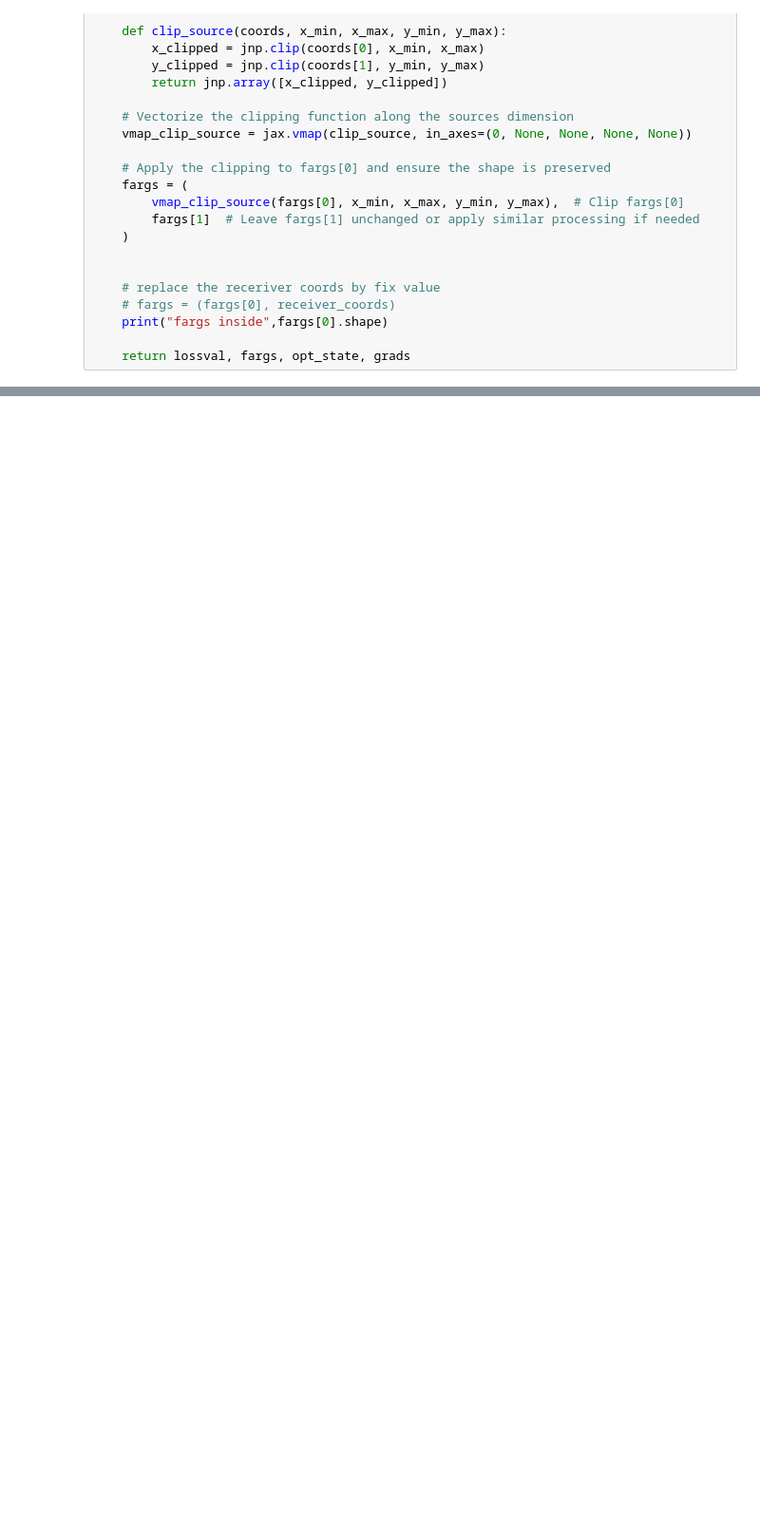
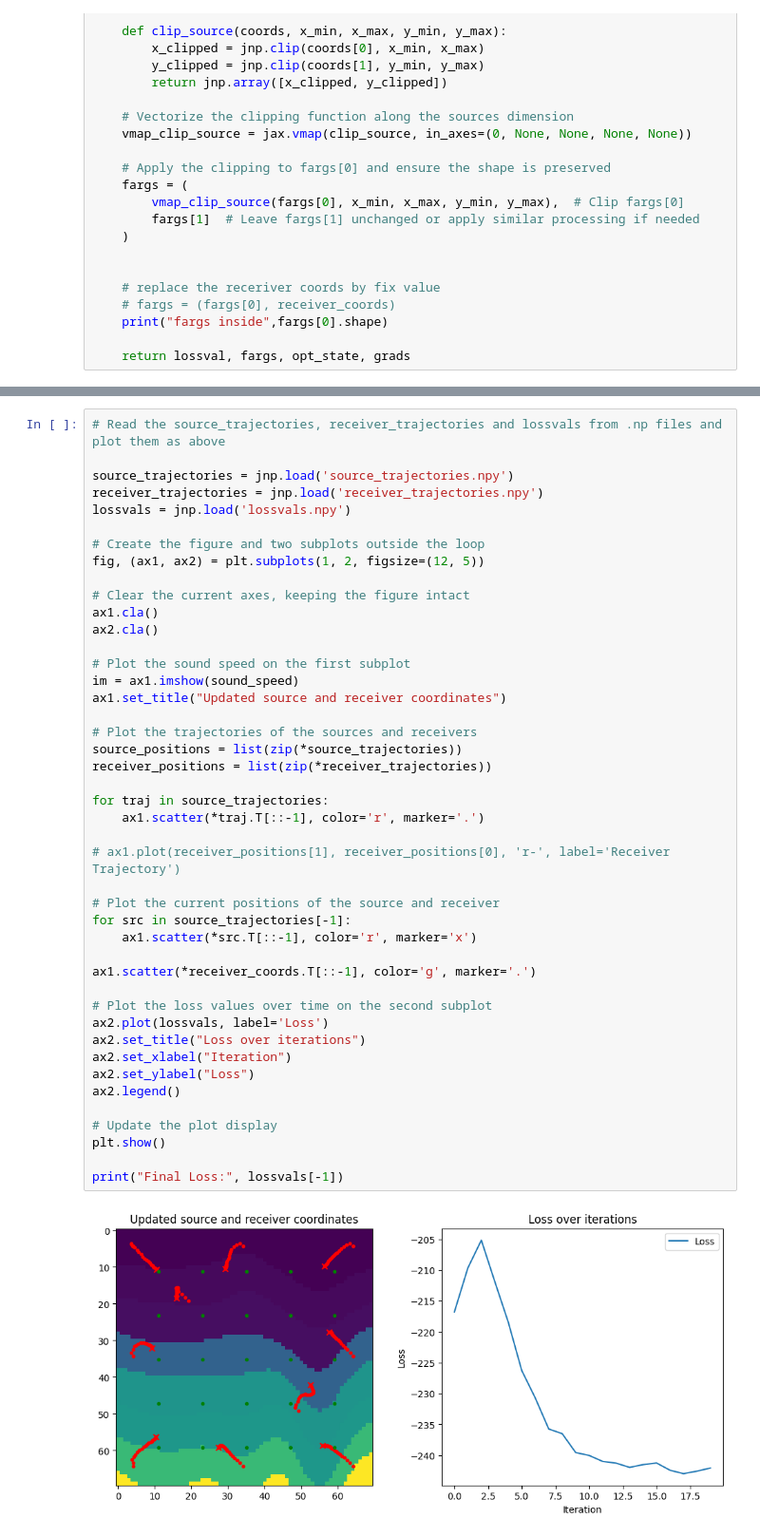
Before and after one commit to armercier/Hybrid-OED, a Jupyter notebook: src/scripts/test_case_B.ipynb, the cells around one changed output, grey strips where cells are left out. Shown at 95% size. Drawn from its saved outputs; the diff is of its cells as text; blank space fills up the shorter version.

```diff
--- a/src/scripts/test_case_B.ipynb
+++ b/src/scripts/test_case_B.ipynb
@@ -782,0 +810,46 @@ KeyboardInterrupt:
+# %%
+# Read the source_trajectories, receiver_trajectories and lossvals from .np files and plot them as above
+
+source_trajectories = jnp.load('source_trajectories.npy')
+receiver_trajectories = jnp.load('receiver_trajectories.npy')
+lossvals = jnp.load('lossvals.npy')
+
+# Create the figure and two subplots outside the loop
+fig, (ax1, ax2) = plt.subplots(1, 2, figsize=(12, 5))
+
+# Clear the current axes, keeping the figure intact
+ax1.cla()
+ax2.cla()
+
+# Plot the sound speed on the first subplot
+im = ax1.imshow(sound_speed)
+ax1.set_title("Updated source and receiver coordinates")
+
+# Plot the trajectories of the sources and receivers
+source_positions = list(zip(*source_trajectories))
+receiver_positions = list(zip(*receiver_trajectories))
+
+for traj in source_trajectories:
+    ax1.scatter(*traj.T[::-1], color='r', marker='.')
+
+# ax1.plot(receiver_positions[1], receiver_positions[0], 'r-', label='Receiver Trajectory')
+
+# Plot the current positions of the source and receiver
+for src in source_trajectories[-1]:
+    ax1.scatter(*src.T[::-1], color='r', marker='x')
+
+ax1.scatter(*receiver_coords.T[::-1], color='g', marker='.')
+
+# Plot the loss values over time on the second subplot
+ax2.plot(lossvals, label='Loss')
+ax2.set_title("Loss over iterations")
+ax2.set_xlabel("Iteration")
+ax2.set_ylabel("Loss")
+ax2.legend()
+
+# Update the plot display
+plt.show()
+
+print("Final Loss:", lossvals[-1])
+# %% [output]
+[figure, added]
```
Also changed, not shown: parts of 11 cells of this notebook, 2 other files.
